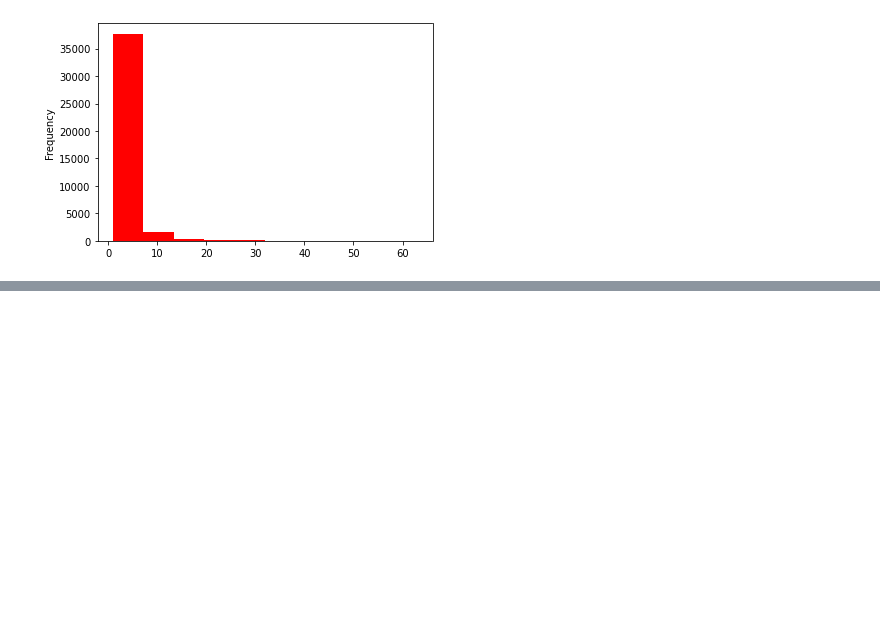
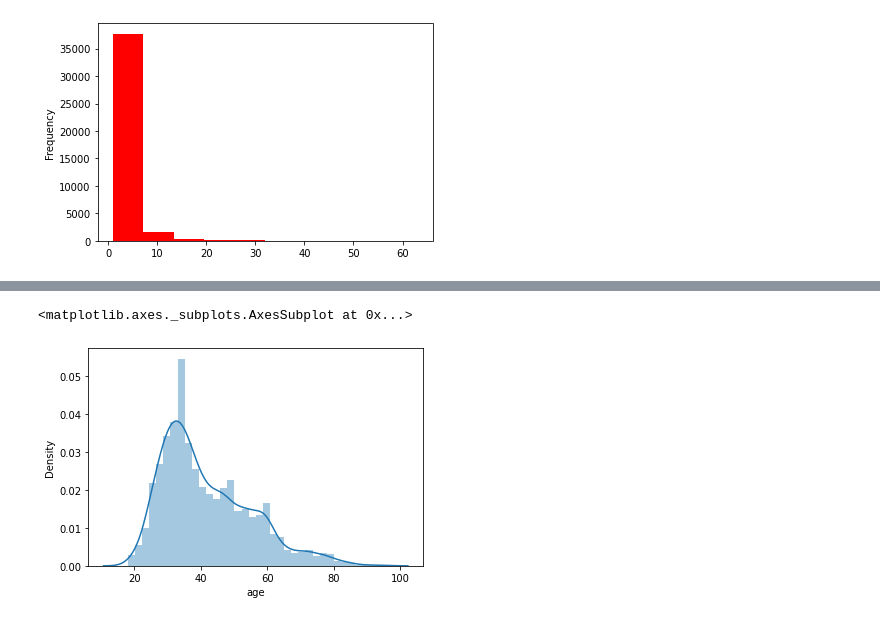
Before and after one commit to 15021996/Bank-Marketing-Effectiveness-Prediction, a Jupyter notebook: Soumya_Bank_Marketing_Effectiveness_Prediction_Capstone_Project_3.ipynb, the cells around one changed output, grey strips where cells are left out. Drawn from its saved outputs; the diff is of its cells as text; code cells hidden in the pictures; blank space fills up the shorter version.

```diff
--- a/Soumya_Bank_Marketing_Effectiveness_Prediction_Capstone_Project_3.ipynb
+++ b/Soumya_Bank_Marketing_Effectiveness_Prediction_Capstone_Project_3.ipynb
@@ -205 +232,6 @@ plot_cat_data(bank_market,'y')
 [figure]
+# %%
+sns.distplot(bank_market[bank_market['y']=='yes']['age'])
+# %% [output]
+<matplotlib.axes._subplots.AxesSubplot at 0x...>
+[figure, added]
```
Also changed, not shown: parts of 54 cells of this notebook.
